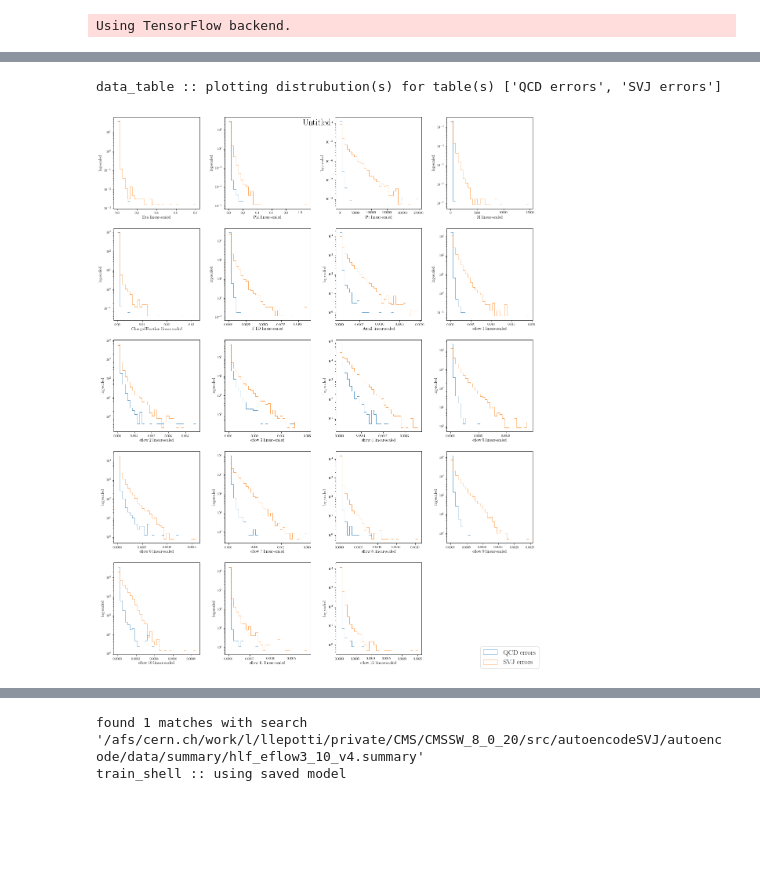
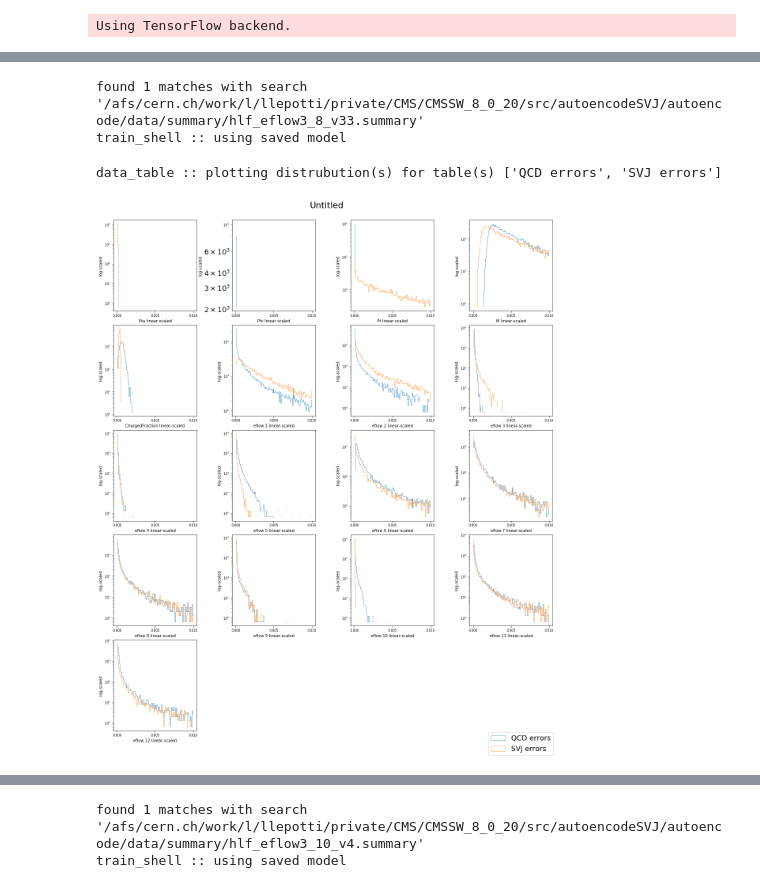
Before and after one commit to luclepot/SVJ, a Jupyter notebook: plots.ipynb, the cells around one changed output, grey strips where cells are left out. Drawn from its saved outputs; the diff is of its cells as text; code cells hidden in the pictures; blank space fills up the shorter version.

Commit message:
updating test/plot notebooks now

```diff
--- a/plots.ipynb
+++ b/plots.ipynb
@@ -27,9 +27,15 @@ utils.summary().cfilter(
+# %%
+e = ae_evaluation("hlf_eflow3_8_v33") #, aux_signals_dict={'ttbar': 'data/ttbar_200pt/base_3/*.h5'})
+# %% [output]
+found 1 matches with search '/afs/cern.ch/work/l/llepotti/private/CMS/CMSSW_8_0_20/src/autoencodeSVJ/autoencode/data/summary/hlf_eflow3_8_v33.summary'
+train_shell :: using saved model
 # %%
-errs = utils.data_table((e.qcd_recon.data - e.test.data)**2., headers=e.test.headers, name='QCD errors')
-errs2 = utils.data_table((e.SVJ_recon.data - e.SVJ.data)**2., headers=e.test.headers, name='SVJ errors')
-errs.plot(errs2, yscale='log', normed=1)
+
+errs = utils.data_table((e.qcd_recon.norm(e.test, **e.norm_args).data - e.test.norm(**e.norm_args).data)**2., headers=e.test.headers, name='QCD errors')
+errs2 = utils.data_table((e.SVJ_recon.norm(e.test, **e.norm_args).data - e.SVJ.norm(e.test, **e.norm_args).data)**2., headers=e.test.headers, name='SVJ errors')
+errs.plot(errs2, xscale='linear', yscale='log', normed=1, bins=100, rng=((0, 0.01),)*len(errs.columns))
 # %% [output]
 data_table :: plotting distrubution(s) for table(s) ['QCD errors', 'SVJ errors']
-[figure, old version]
+[figure, new version]
 # %%
 # %% [output]
```
Also changed, not shown: parts of 2 cells of this notebook, 1 other file.
